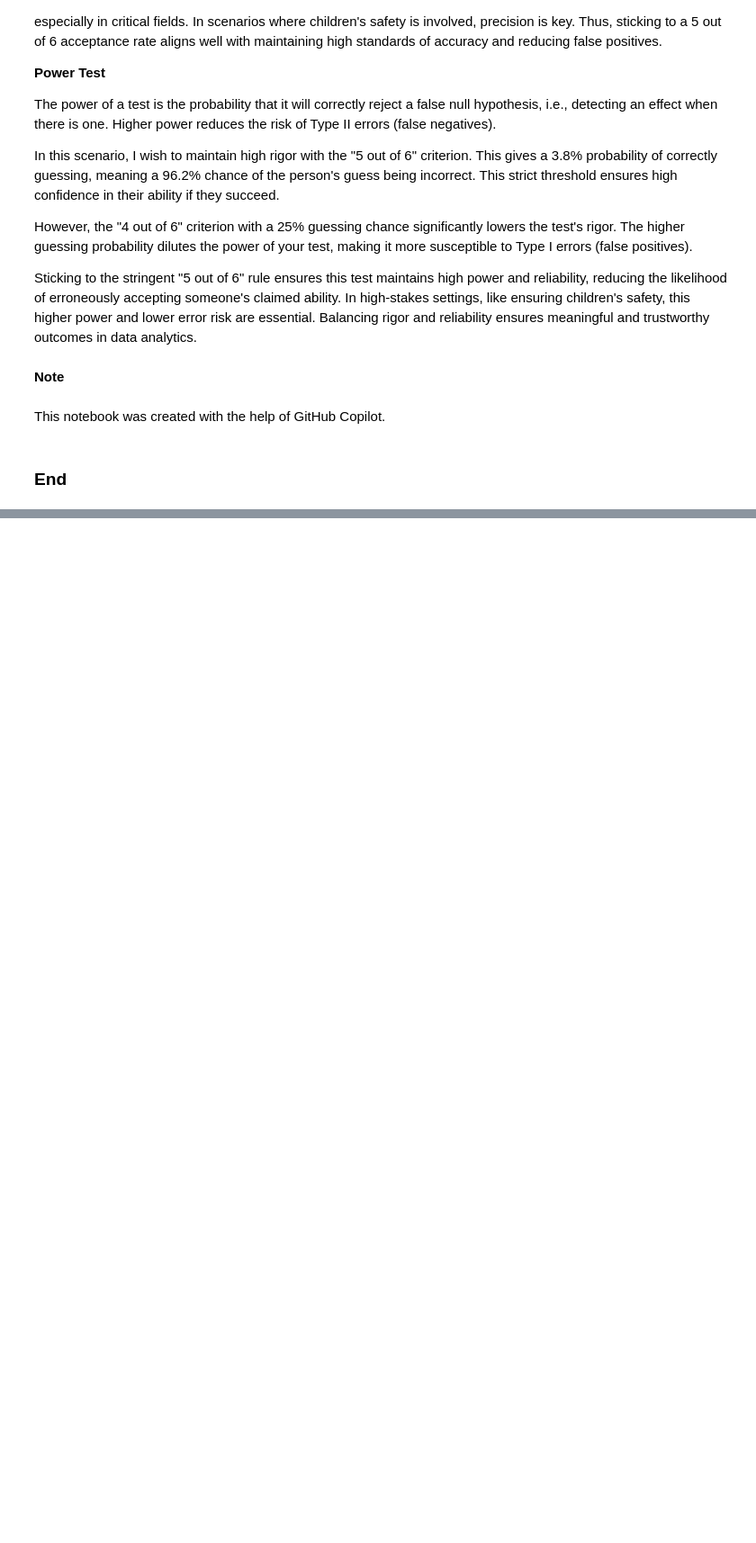
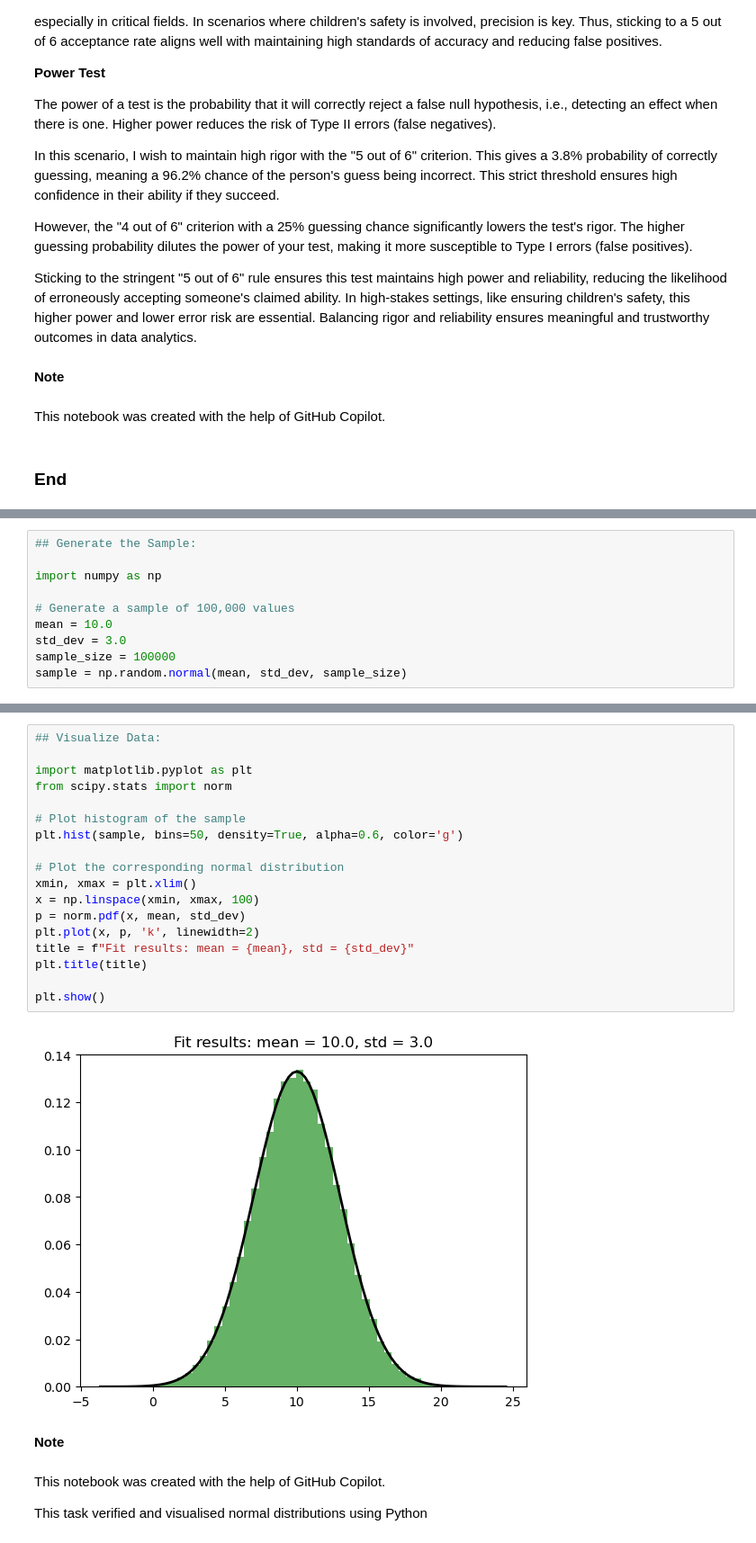
Before and after one commit to ECronin1973/Applied_Statistics_MyWork, a Jupyter notebook: tasks.ipynb, the cells around one changed output, grey strips where cells are left out. Shown: that part at 90% size. Cells and saved outputs as stored; diff of their text form; blank space fills up the shorter version.

Commit message:
Tast Two complete in tasks.ipynb

```diff
--- a/tasks.ipynb
+++ b/tasks.ipynb
@@ -516,0 +574,10 @@ This notebook was created with the help of GitHub Copilot.
+# %%
+## Generate the Sample:
+
+import numpy as np
+
+# Generate a sample of 100,000 values
+mean = 10.0
+std_dev = 3.0
+sample_size = 100000
+sample = np.random.normal(mean, std_dev, sample_size)
@@ -516,0 +606,26 @@ This notebook was created with the help of GitHub Copilot.
+# %%
+## Visualize Data:
+
+import matplotlib.pyplot as plt
+from scipy.stats import norm
+
+# Plot histogram of the sample
+plt.hist(sample, bins=50, density=True, alpha=0.6, color='g')
+
+# Plot the corresponding normal distribution
+xmin, xmax = plt.xlim()
+x = np.linspace(xmin, xmax, 100)
+p = norm.pdf(x, mean, std_dev)
+plt.plot(x, p, 'k', linewidth=2)
+title = f"Fit results: mean = {mean}, std = {std_dev}"
+plt.title(title)
+
+plt.show()
+# %% [output]
+[figure, added]
+# %% [markdown]
+**Note**
+# %% [markdown]
+This notebook was created with the help of GitHub Copilot.
+
+This task verified and visualised normal distributions using Python
```
Also changed, not shown: parts of 9 cells of this notebook, 2 other files.
